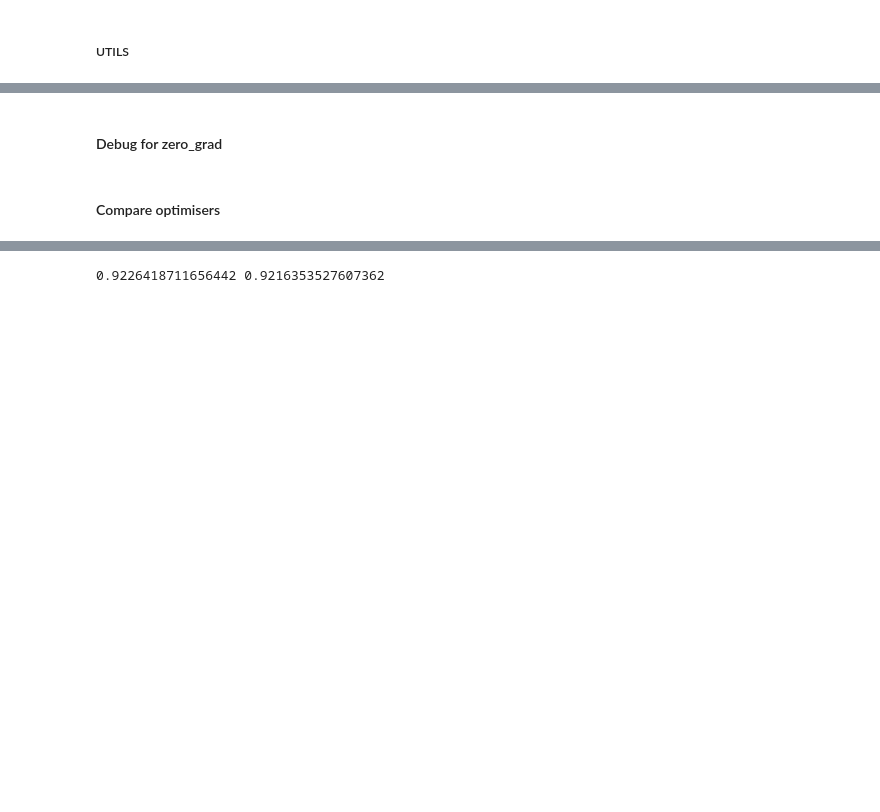
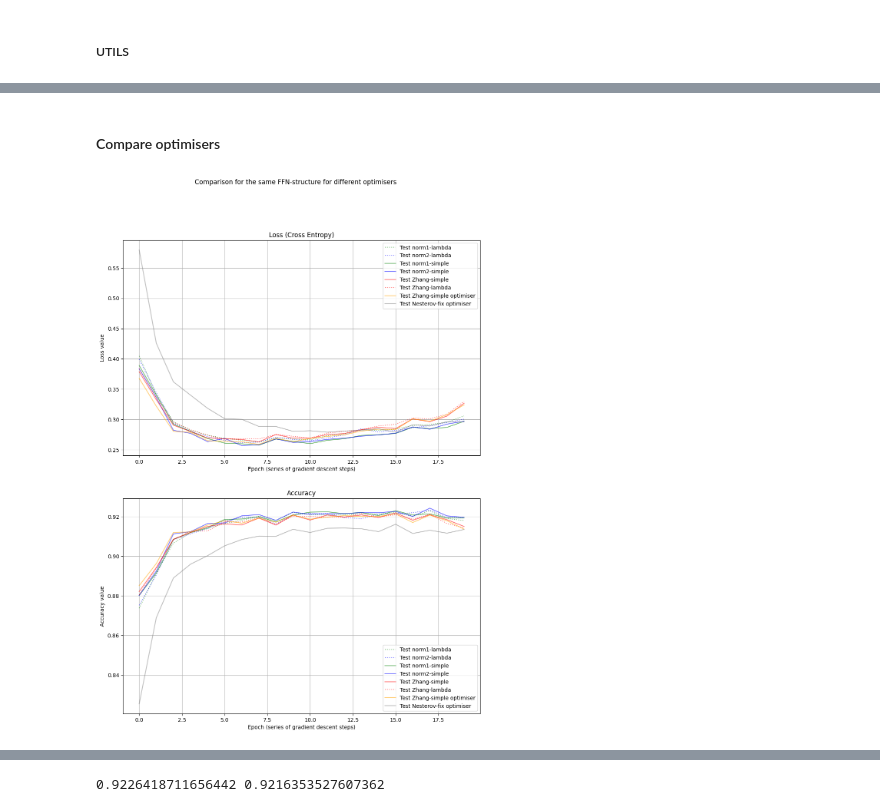
Before and after one commit to vkmbox/Ml-readinggroup, a Jupyter notebook: Roberts_Yaida/chapterInf/convcrity_eminst_epochsd.ipynb, the cells around one changed output, grey strips where cells are left out. Cells and saved outputs as stored; diff of their text form; code cells hidden in the pictures; blank space fills up the shorter version.

```diff
--- a/Roberts_Yaida/chapterInf/convcrity_eminst_epochsd.ipynb
+++ b/Roberts_Yaida/chapterInf/convcrity_eminst_epochsd.ipynb
@@ -264,2 +110,0 @@ for eta_ratio_limit in eta_ratio_limits:
-# %% [markdown]
-#### Debug for zero_grad
@@ -449,7 +199,9 @@ stepCalcZhL = StepCalculatorZhangLambda(meta)
 stepCalcZhS = StepCalculatorZhangSimplified(meta)
 stepCalcSoftmaxL2 = StepCalculatorEtaSoftmaxArmihoNorm2(meta)
 stepCalcSoftmaxL1 = StepCalculatorEtaSoftmaxArmihoNorm1(meta)
-stepCalcSoftmaxS2 = StepCalculatorEtaSoftmaxArmihoNorm2Base(meta)
+stepCalcSoftmaxS2 = OptimiserEtaSoftmaxArmihoNorm2Base(meta)
+stepCalcSoftmaxS2.check_dropout = False
+stepCalcSoftmaxS2.criterion = nn.CrossEntropyLoss(reduction='sum')
 stepCalcSoftmaxS1 = StepCalculatorEtaSoftmaxArmihoNorm1Base(meta)
 
 testZhl = MNISTReLU(meta)
@@ -495,14 +247,14 @@ testOptfix = MNISTReLU(meta)
 testOptfix.set_slopes(slope_plus, slope_minus)
 testOptfix.init_weights_txt('tmp')
 testOptfix.to(DEVICE)
-loss_fnFix = nn.CrossEntropyLoss() #(reduction='sum')
+loss_fnFix = nn.CrossEntropyLoss() #The version gives 0-accuracy with reduction='sum'
 optimizerFix = optim.SGD(testOptfix.parameters(), lr=1e-2, momentum=0.9, nesterov=True)
 
 # ZhL
 for epoch in range(NUM_EPOCH):
     for train_batch in train_dataloader:
         images, labels_raw = train_batch
-        labels = torch.tensor([x-1 for x in labels_raw])
+        labels = labels_raw - 1
         images = images.to(DEVICE)
         labels = labels.to(DEVICE)
         batch_size = images.shape[0]
@@ -531,7 +283,7 @@ for epoch in range(NUM_EPOCH):
         logging.info("##Step with norm2-optim-simple")
         with torch.no_grad():
             logits2S = testNorm2S.forward_(xx)
-        eta2S, _ = stepCalcSoftmaxS2.step(testNorm2S, logits2S.detach().numpy(), labels, xx)
+        eta2S, _ = stepCalcSoftmaxS2.step(testNorm2S, labels, xx, momentum=0.0, Nesterov = False, use_ones = True)
 
         logging.info("##Step with norm1-optim-simple")
         with torch.no_grad():
@@ -569,33 +321,35 @@ for epoch in range(NUM_EPOCH):
     test_loop(testNorm1S, test_loss1S_meter, test_accuracy1S_meter)
     HISTORY_NORM1S['test_loss'].append(test_loss1S_meter.avg)
     HISTORY_NORM1S['test_accuracy'].append(test_accuracy1S_meter.avg)
 
     test_loss2S_meter, test_accuracy2S_meter = AverageMeter(), AverageMeter(),
     test_loop(testNorm2S, test_loss2S_meter, test_accuracy2S_meter)
     HISTORY_NORM2S['test_loss'].append(test_loss2S_meter.avg)
     HISTORY_NORM2S['test_accuracy'].append(test_accuracy2S_meter.avg)
 
     test_lossZhs_meter, test_accuracyZhs_meter = AverageMeter(), AverageMeter(),
     test_loop(testZhS, test_lossZhs_meter, test_accuracyZhs_meter)
     HISTORY_ZHS['test_loss'].append(test_lossZhs_meter.avg)
     HISTORY_ZHS['test_accuracy'].append(test_accuracyZhs_meter.avg)
 
     test_lossZhl_meter, test_accuracyZhl_meter = AverageMeter(), AverageMeter(),
     test_loop(testZhl, test_lossZhl_meter, test_accuracyZhl_meter)
     HISTORY_ZHL['test_loss'].append(test_lossZhl_meter.avg)
     HISTORY_ZHL['test_accuracy'].append(test_accuracyZhl_meter.avg)
 
     test_lossOptada_meter, test_accuracyOptada_meter = AverageMeter(), AverageMeter(),
     test_loop(testOptada, test_lossOptada_meter, test_accuracyOptada_meter)
     HISTORY_OPTADA['test_loss'].append(test_lossOptada_meter.avg)
     HISTORY_OPTADA['test_accuracy'].append(test_accuracyOptada_meter.avg)
 
     test_lossOptfix_meter, test_accuracyOptfix_meter = AverageMeter(), AverageMeter(),
     test_loop(testOptfix, test_lossOptfix_meter, test_accuracyOptfix_meter)
     HISTORY_OPTFIX['test_loss'].append(test_lossOptfix_meter.avg)
     HISTORY_OPTFIX['test_accuracy'].append(test_accuracyOptfix_meter.avg)
 
     print_comparison(0, 100)
+# %% [output]
+[figure, added]
 # %%
 print_comparison(5, 100)
 # %% [output]
```
Also changed, not shown: parts of 7 cells of this notebook, 8 other files.
